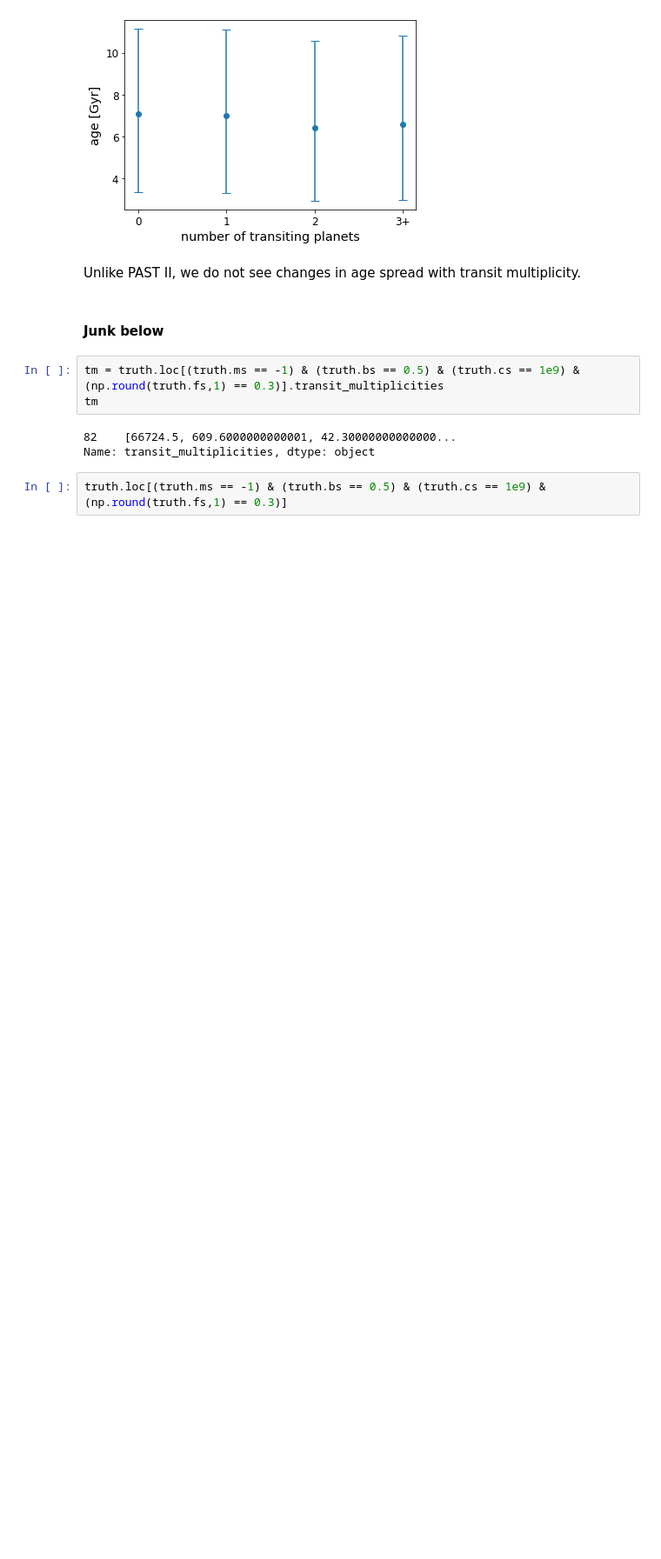
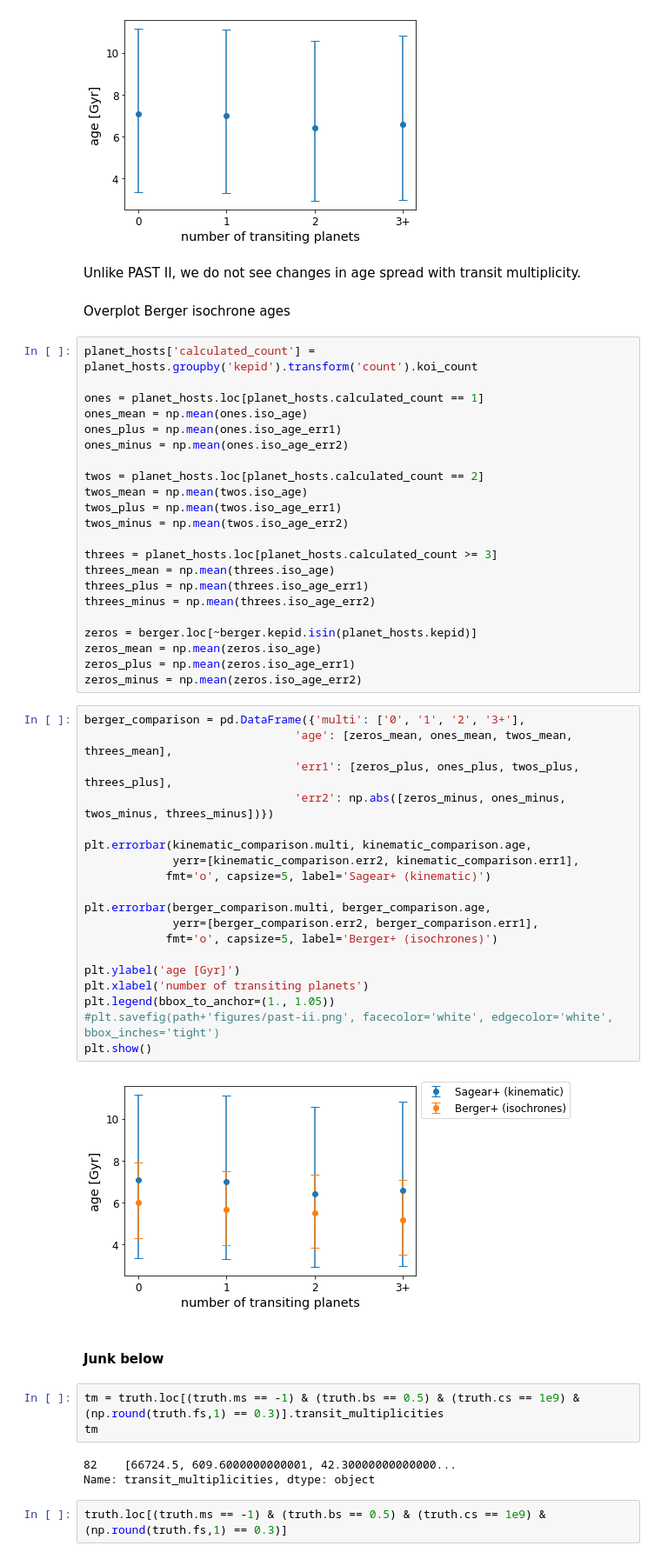
Before and after one commit to exoclam/mastrangelo, a Jupyter notebook: notebooks/analyze.ipynb, the cells around one changed output. Shown: that part at 87% size. Drawn from its saved outputs; the diff is of its cells as text; blank space fills up the shorter version.

Commit message:
overlaid Berger+ isochrone age vs transit multiplicities on top of Sheila's kinematic ages; also ran simulate on recovery

```diff
--- a/notebooks/analyze.ipynb
+++ b/notebooks/analyze.ipynb
@@ -707,6 +707,51 @@ plt.show()
 [figure]
 # %% [markdown]
 Unlike PAST II, we do not see changes in age spread with transit multiplicity.
+# %% [markdown]
+Overplot Berger isochrone ages
+# %%
+planet_hosts['calculated_count'] = planet_hosts.groupby('kepid').transform('count').koi_count
+
+ones = planet_hosts.loc[planet_hosts.calculated_count == 1]
+ones_mean = np.mean(ones.iso_age)
+ones_plus = np.mean(ones.iso_age_err1)
+ones_minus = np.mean(ones.iso_age_err2)
+
+twos = planet_hosts.loc[planet_hosts.calculated_count == 2]
+twos_mean = np.mean(twos.iso_age)
+twos_plus = np.mean(twos.iso_age_err1)
+twos_minus = np.mean(twos.iso_age_err2)
+
+threes = planet_hosts.loc[planet_hosts.calculated_count >= 3]
+threes_mean = np.mean(threes.iso_age)
+threes_plus = np.mean(threes.iso_age_err1)
+threes_minus = np.mean(threes.iso_age_err2)
+
+zeros = berger.loc[~berger.kepid.isin(planet_hosts.kepid)]
+zeros_mean = np.mean(zeros.iso_age)
+zeros_plus = np.mean(zeros.iso_age_err1)
+zeros_minus = np.mean(zeros.iso_age_err2)
+# %%
+berger_comparison = pd.DataFrame({'multi': ['0', '1', '2', '3+'],
+                               'age': [zeros_mean, ones_mean, twos_mean, threes_mean],
+                               'err1': [zeros_plus, ones_plus, twos_plus, threes_plus],
+                               'err2': np.abs([zeros_minus, ones_minus, twos_minus, threes_minus])})
+
+plt.errorbar(kinematic_comparison.multi, kinematic_comparison.age,
+             yerr=[kinematic_comparison.err2, kinematic_comparison.err1],
+            fmt='o', capsize=5, label='Sagear+ (kinematic)')
+
+plt.errorbar(berger_comparison.multi, berger_comparison.age,
+             yerr=[berger_comparison.err2, berger_comparison.err1],
+            fmt='o', capsize=5, label='Berger+ (isochrones)')
+
+plt.ylabel('age [Gyr]')
+plt.xlabel('number of transiting planets')
+plt.legend(bbox_to_anchor=(1., 1.05))
+#plt.savefig(path+'figures/past-ii.png', facecolor='white', edgecolor='white', bbox_inches='tight')
+plt.show()
+# %% [output]
+[figure, added]
 # %% [markdown]
 #### Junk below
 # %%
```
Also changed, not shown: 1 other file.
